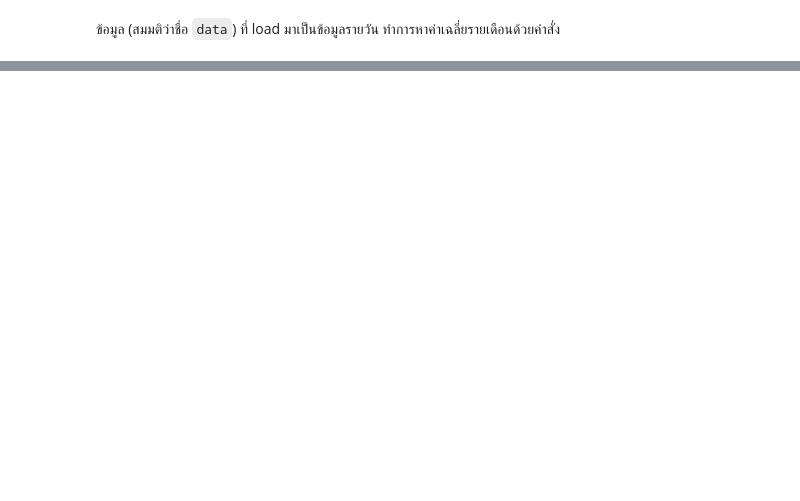
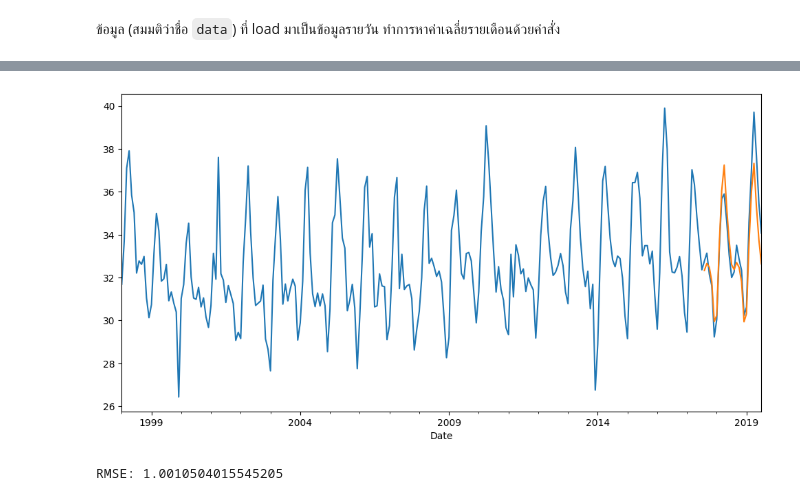
Before and after one commit to Pandatoey/LAB229351, a Jupyter notebook: สำเนาของ_229351_LAB11_02.ipynb, the cells around one changed output, grey strips where cells are left out. Saved outputs shown, nothing was run; the diff lists cells and outputs as text; code cells hidden in the pictures; blank space fills up the shorter version.

```diff
--- a/สำเนาของ_229351_LAB11_02.ipynb
+++ b/สำเนาของ_229351_LAB11_02.ipynb
@@ -55,0 +205,17 @@ print(test)
+# %%
+from statsmodels.tsa.statespace.sarimax import SARIMAX
+
+sarima = SARIMAX(train, order=(0, 1, 4), seasonal_order=(1, 1, 1, 12))
+
+sarima_fit = sarima.fit(optimized=True)
+yhat = sarima_fit.predict('2017-08-31', '2019-07-31')
+
+plt.figure(figsize=(12,6))
+y.plot()
+yhat.plot();
+# %% [output]
+[figure, added]
+# %%
+print('RMSE:',rmse(test,yhat))
+# %% [output]
+RMSE: 1.0010504015545205
```
Also changed, not shown: parts of 20 cells of this notebook.
